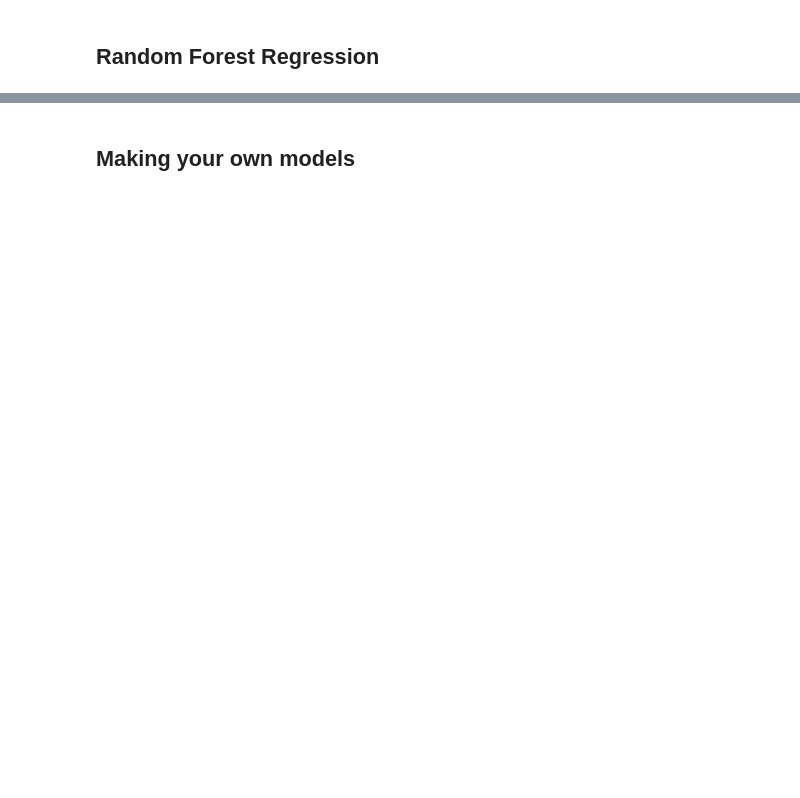
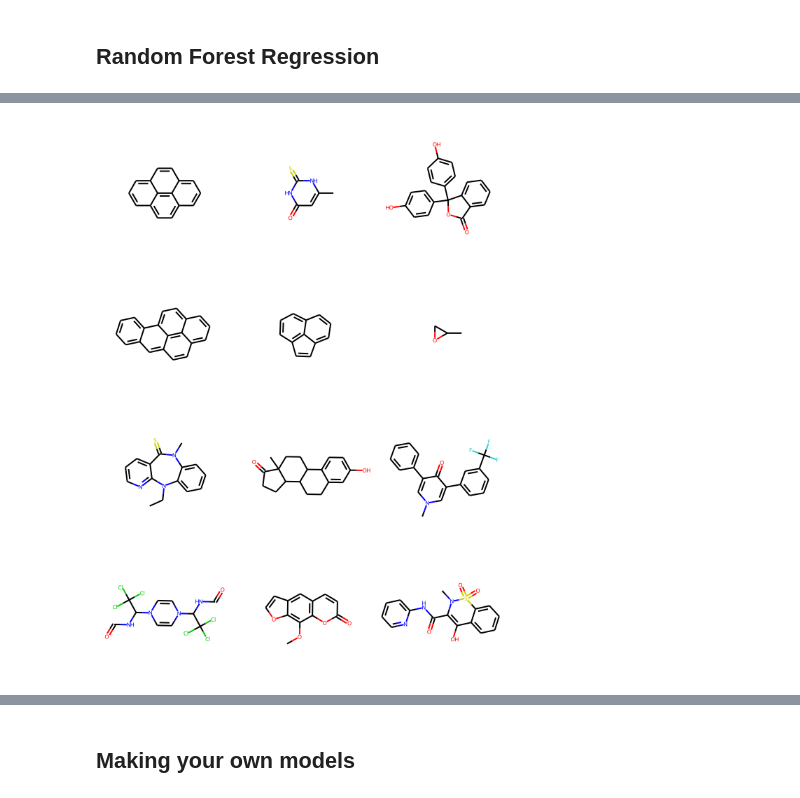
Before and after one commit to Willjterwright/Machine_learning_for_chemists, a Jupyter notebook: 5_Supervised Learning for Chemistry.ipynb, the cells around one changed output, grey strips where cells are left out. Cells and saved outputs as stored; diff of their text form; code cells hidden in the pictures; blank space fills up the shorter version.

```diff
--- a/5_Supervised Learning for Chemistry.ipynb
+++ b/5_Supervised Learning for Chemistry.ipynb
@@ -129,0 +232,14 @@ model.fit(train_dataset)
+# %%
+# this line picks a batch of 12 molecules and gets the predicted solubilities
+solubilities = model.predict_on_batch(test_dataset.X[:12])
+# this grabs the first 12 smiles strings as well
+SMILES_strings = test_dataset.ids[:12]
+# this line picks a batch of 12 molecules and gets the predicted solubilities
+ground_truth = test_dataset.y[:12]
+# this makes an empty list called mol_list
+mol_list=[]
+print('\tSolubility\t\tMolecule')
+print('Predicted\tActual\t\t\n')
+# this loops over the numbers 0 to 11 ...
+for i in range(12):
+    print("{:.3}\t\t{:.3}\t\t{}".format(solubilities[i], ground_truth[i][0], SMILES_strings[i]))
@@ -129,0 +262,6 @@ model.fit(train_dataset)
+# %%
+# and this draws a nice image of the 12 molecules
+ms = [Chem.MolFromSmiles(x) for x in SMILES_strings]
+Draw.MolsToGridImage(ms)
+# %% [output]
+[figure, added]
```
Also changed, not shown: parts of 66 cells of this notebook.
